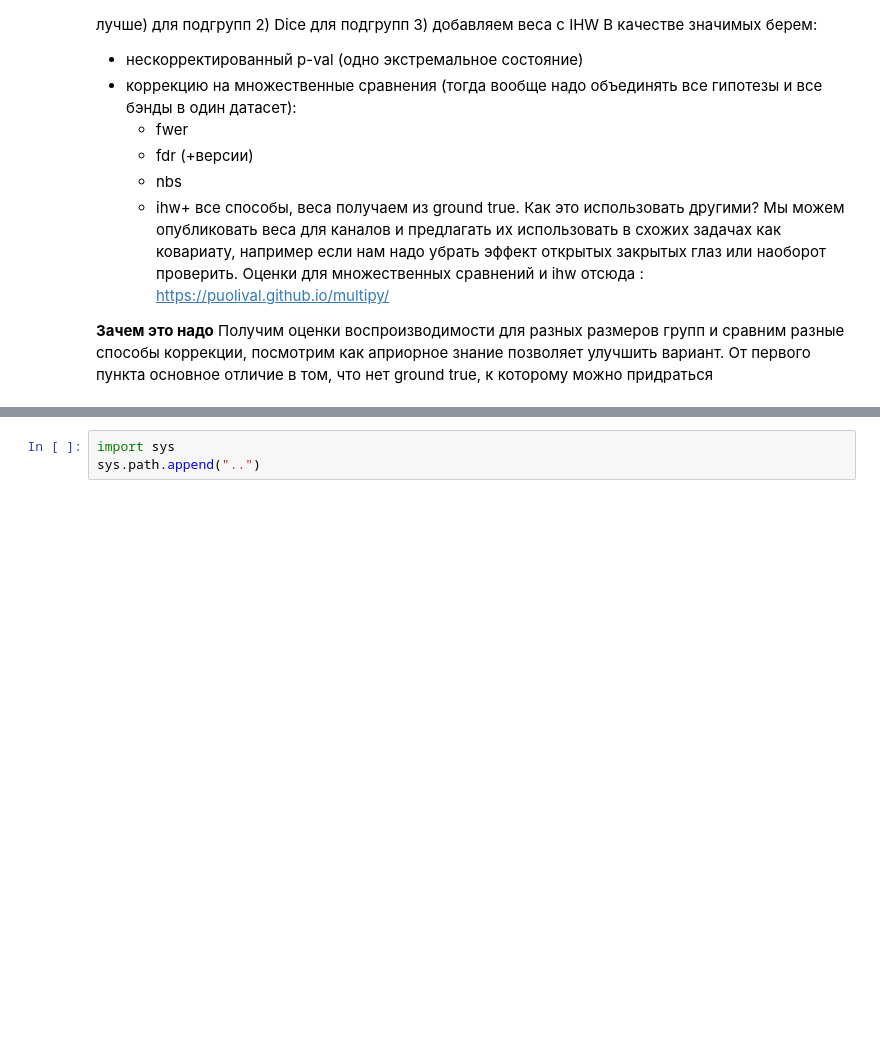
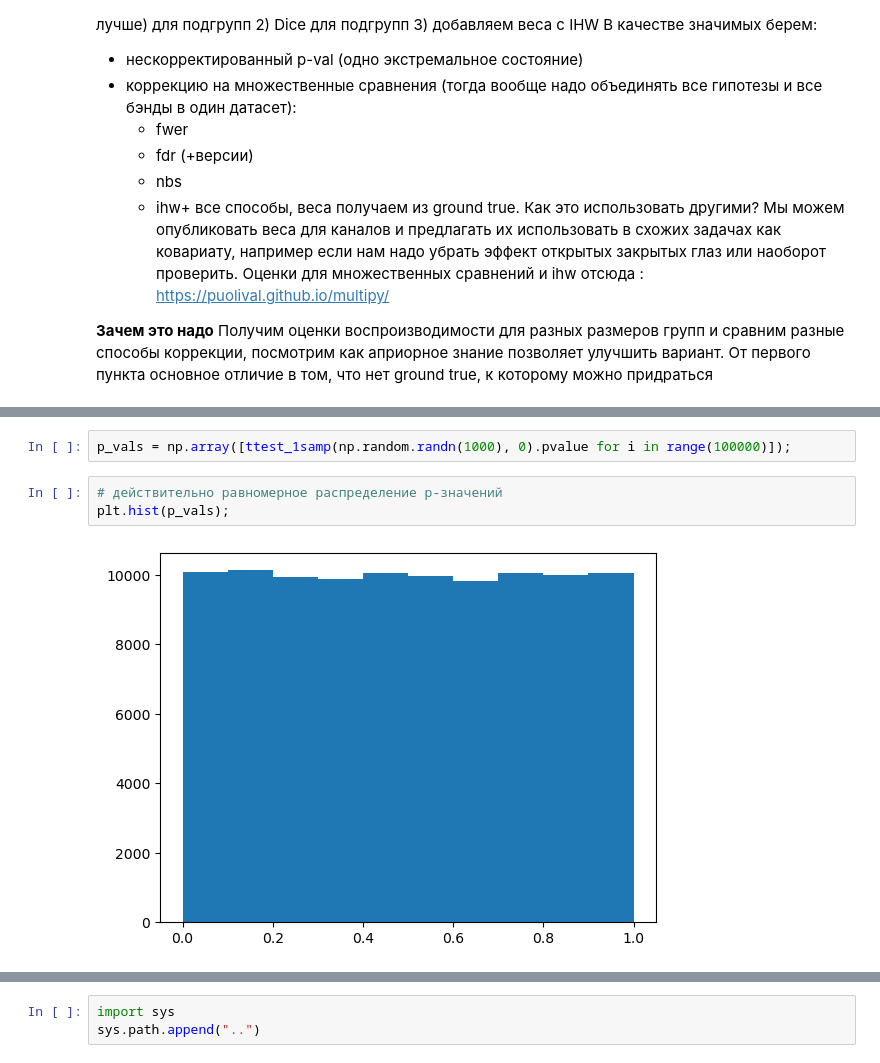
Before and after one commit to iknyazeva/EEGAnalysis, a Jupyter notebook: notebooks/ReproducibilityDiffCorrections.ipynb, the cells around one changed output, grey strips where cells are left out. Cells and saved outputs as stored; diff of their text form; blank space fills up the shorter version.

```diff
--- a/notebooks/ReproducibilityDiffCorrections.ipynb
+++ b/notebooks/ReproducibilityDiffCorrections.ipynb
@@ -22,0 +30,7 @@
+# %%
+p_vals = np.array([ttest_1samp(np.random.randn(1000), 0).pvalue for i in range(100000)]);
+# %%
+# действительно равномерное распределение p-значений
+plt.hist(p_vals);
+# %% [output]
+[figure, added]
```
Also changed, not shown: parts of 9 cells of this notebook, 14 other files.
